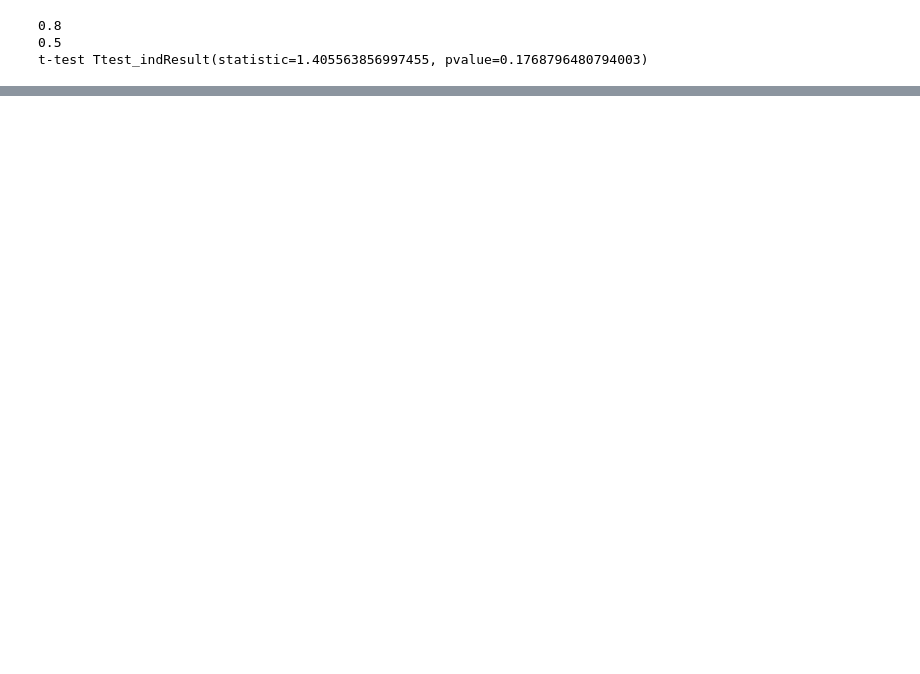
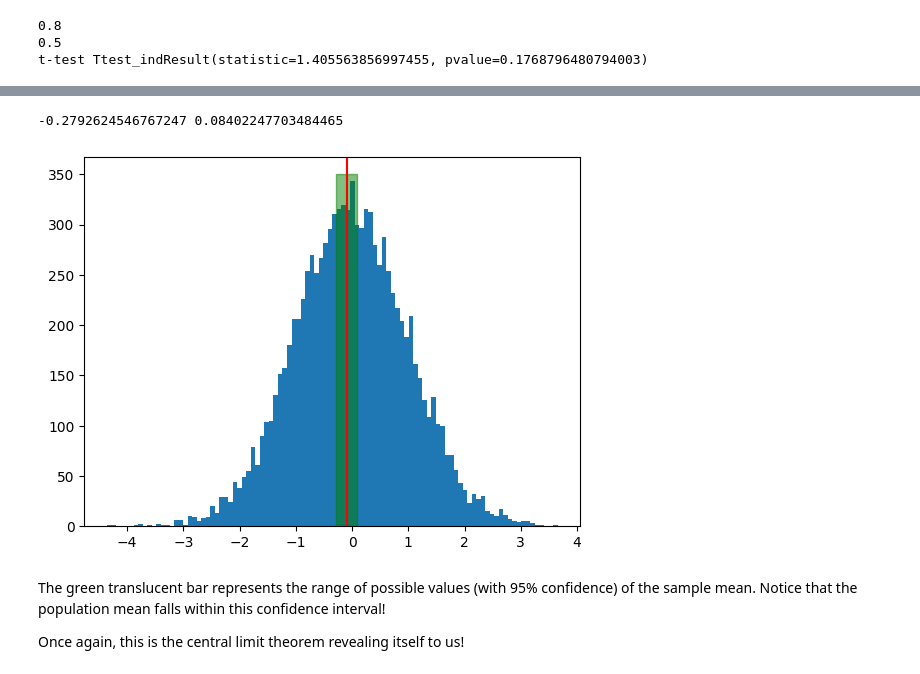
Before and after one commit to The-Knowledge-House/DS_22, a Jupyter notebook: phase_3/week_1/3_21/basic_stats_review_notes.ipynb, the cells around one changed output, grey strips where cells are left out. Saved outputs shown, nothing was run; the diff lists cells and outputs as text; code cells hidden in the pictures; blank space fills up the shorter version.

```diff
--- a/phase_3/week_1/3_21/basic_stats_review_notes.ipynb
+++ b/phase_3/week_1/3_21/basic_stats_review_notes.ipynb
@@ -368,0 +439,21 @@ t-test Ttest_indResult(statistic=1.405563856997455, pvalue=0.1768796480794003)
+# %%
+SE = sample.std()/(len(sample)**(1/2))
+
+CI_0 = sample_mean - ((0.95)*SE)
+CI_1 = sample_mean + ((0.95)*SE)
+
+print(CI_0, CI_1)
+
+plt.hist(population, bins=100)
+
+plt.axvline(x = sample_mean, color = 'r', linestyle = '-')
+plt.fill_betweenx([0, 350], CI_0, CI_1, color='g', alpha=0.5)
+
+plt.show()
+# %% [output]
+-0.2792624546767247 0.08402247703484465
+[figure, added]
+# %% [markdown]
+The green translucent bar represents the range of possible values (with 95% confidence) of the sample mean. Notice that the population mean falls within this confidence interval!
+
+Once again, this is the central limit theorem revealing itself to us!
```
Also changed, not shown: parts of 12 cells of this notebook, 3 other files.
